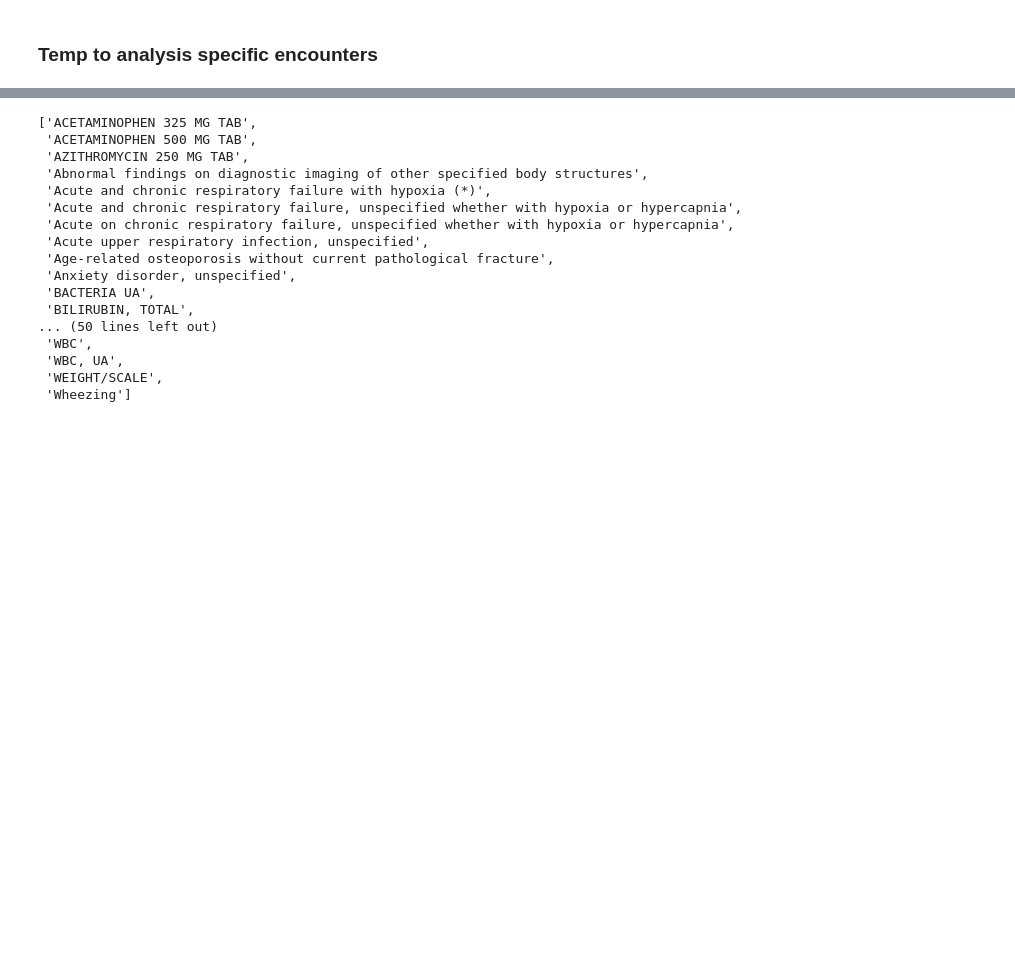
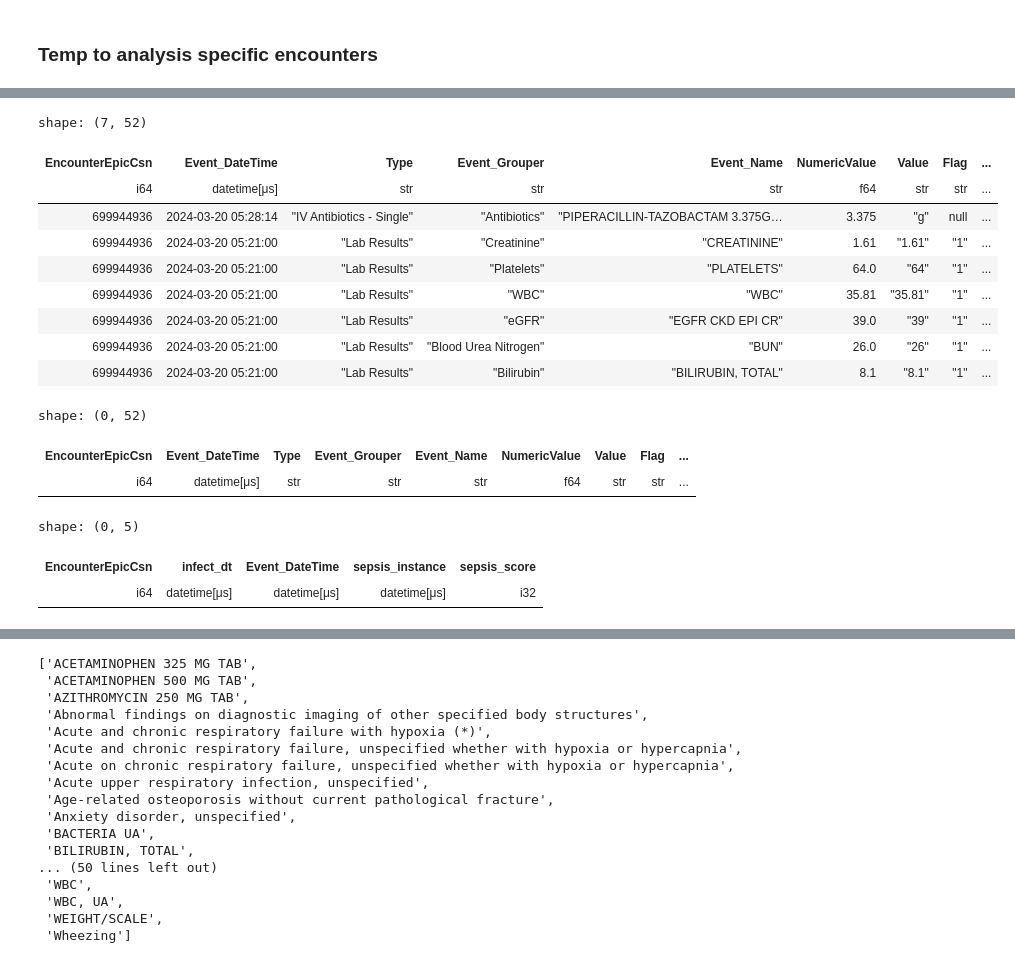
Before and after one commit to UTSW-CIC/Sepsis-Analysis, a Jupyter notebook: notebooks/21_encounter_level_cohort_analysis.ipynb, the cells around one changed output, grey strips where cells are left out. Saved outputs shown, nothing was run; the diff lists cells and outputs as text; code cells hidden in the pictures; blank space fills up the shorter version.

```diff
--- a/notebooks/21_encounter_level_cohort_analysis.ipynb
+++ b/notebooks/21_encounter_level_cohort_analysis.ipynb
@@ -252,0 +275,33 @@ df_sepsis_v3.shape, df_sepsis_v2.shape, df_sepsis_v3['EncounterEpicCsn'].n_uniqu
+# %%
+df_all_3.filter(
+	(pl.col("EncounterEpicCsn") ==699944936)&
+	(pl.col("Event_DateTime") <= dt.datetime(2024,3,20, 5, 28)+dt.timedelta(hours=1))&
+	(pl.col("Event_DateTime") >= dt.datetime(2024,3,20, 5, 28)-dt.timedelta(hours=1))
+)
+# %% [output]
+shape: (7, 52)
+| EncounterEpicCsn | Event_DateTime | Type | Event_Grouper | Event_Name | NumericValue | Value | Flag | ... |
+| i64 | datetime[μs] | str | str | str | f64 | str | str | ... |
+| 699944936 | 2024-03-20 05:28:14 | "IV Antibiotics - Single" | "Antibiotics" | "PIPERACILLIN-TAZOBACTAM 3.375G… | 3.375 | "g" | null | ... |
+| 699944936 | 2024-03-20 05:21:00 | "Lab Results" | "Creatinine" | "CREATININE" | 1.61 | "1.61" | "1" | ... |
+| 699944936 | 2024-03-20 05:21:00 | "Lab Results" | "Platelets" | "PLATELETS" | 64.0 | "64" | "1" | ... |
+| 699944936 | 2024-03-20 05:21:00 | "Lab Results" | "WBC" | "WBC" | 35.81 | "35.81" | "1" | ... |
+| 699944936 | 2024-03-20 05:21:00 | "Lab Results" | "eGFR" | "EGFR CKD EPI CR" | 39.0 | "39" | "1" | ... |
+| 699944936 | 2024-03-20 05:21:00 | "Lab Results" | "Blood Urea Nitrogen" | "BUN" | 26.0 | "26" | "1" | ... |
+| 699944936 | 2024-03-20 05:21:00 | "Lab Results" | "Bilirubin" | "BILIRUBIN, TOTAL" | 8.1 | "8.1" | "1" | ... |
+# %%
+df_all_3.filter(
+	pl.col("EncounterEpicCsn") ==699944936
+).sort(by='Event_DateTime').filter(pl.col("Type")=='IV Antibiotics')
+# %% [output]
+shape: (0, 52)
+| EncounterEpicCsn | Event_DateTime | Type | Event_Grouper | Event_Name | NumericValue | Value | Flag | ... |
+| i64 | datetime[μs] | str | str | str | f64 | str | str | ... |
+# %%
+df_sepsis_v3.filter(
+	pl.col("EncounterEpicCsn") == 699944936
+)
+# %% [output]
+shape: (0, 5)
+| EncounterEpicCsn | infect_dt | Event_DateTime | sepsis_instance | sepsis_score |
+| i64 | datetime[μs] | datetime[μs] | datetime[μs] | i32 |
```
Also changed, not shown: parts of 10 cells of this notebook, 26 other files.
